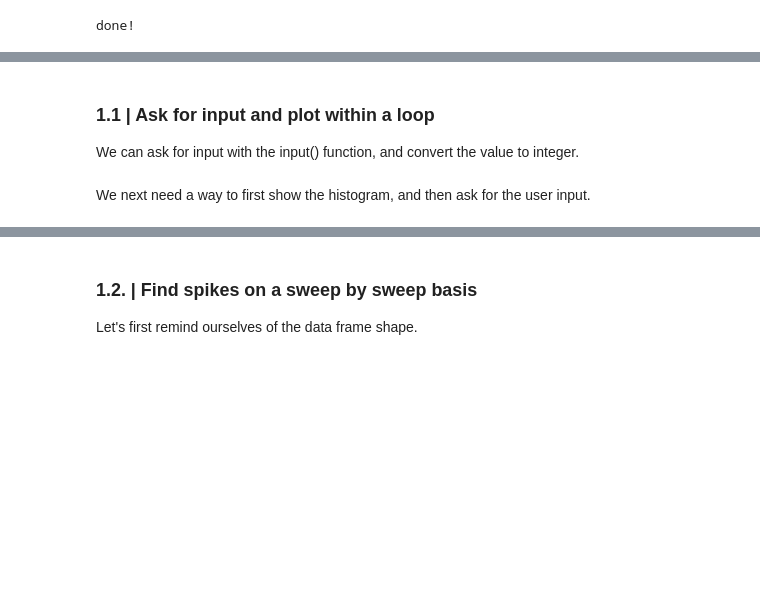
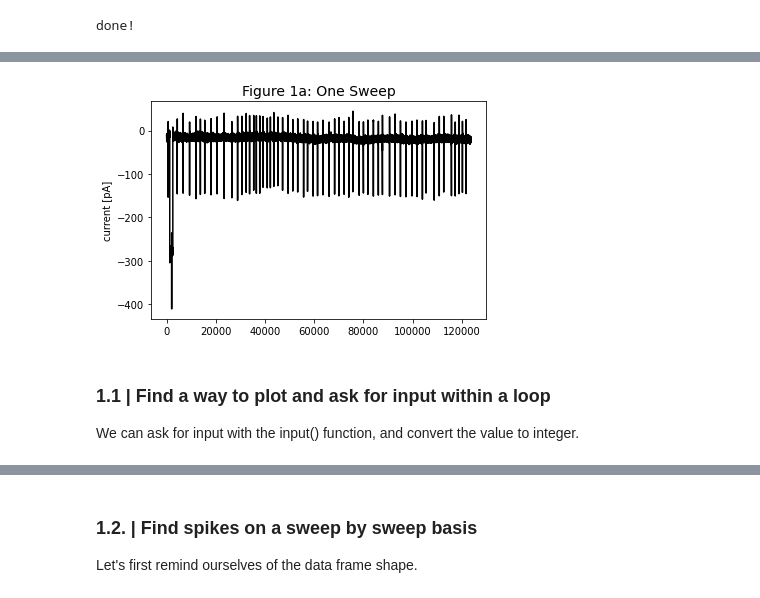
Before and after one commit to opavon/PAG_ephys_analysis, a Jupyter notebook: loose_seal/loose_seal_3b_findspikes_allsweeps_develop copy.ipynb, the cells around one changed output, grey strips where cells are left out. Cells and saved outputs as stored; diff of their text form; code cells hidden in the pictures; blank space fills up the shorter version.

```diff
--- a/loose_seal/loose_seal_3b_findspikes_allsweeps_develop copy.ipynb
+++ b/loose_seal/loose_seal_3b_findspikes_allsweeps_develop copy.ipynb
@@ -23,0 +26,4 @@ Now that we can detect spikes and are sure we are not counting noise, we can con
+# %%
+# Load data for LIAM cell (contains spikes in test_pulse)
+channels_data_frame_1, time_1, dt_1, folder_name_1, file_name_1 = importFile(curated_channel = 'Sweeps_Analysis')
+print("file imported")
@@ -24,5 +42,18 @@ Now that we can detect spikes and are sure we are not counting noise, we can con
+# %%
+# Extract sweep
+sweep_IB_1 = np.array(channels_data_frame_1.at['Channel B', '30'])
+
+# Plot it
+%matplotlib inline
+# matplotlib tk
+plt.plot(sweep_IB_1, 'k')
+plt.title('Figure 1a: One Sweep', fontsize = 14)
+plt.ylabel('current [pA]')
+plt.show()
+# %% [output]
+[figure, added]
 # %% [markdown]
-### 1.1 | Ask for input and plot within a loop
+### 1.1 | Find a way to plot and ask for input within a loop
 
 We can ask for input with the input() function, and convert the value to integer.
 # %%
@@ -31,5 +62,3 @@ prominence_max = int(input("Enter the max value for the desired prominence"))
 
 print(prominence_min)
 print(prominence_max)
-# %% [markdown]
-We next need a way to first show the histogram, and then ask for the user input.
```
Also changed, not shown: parts of 30 cells of this notebook.
